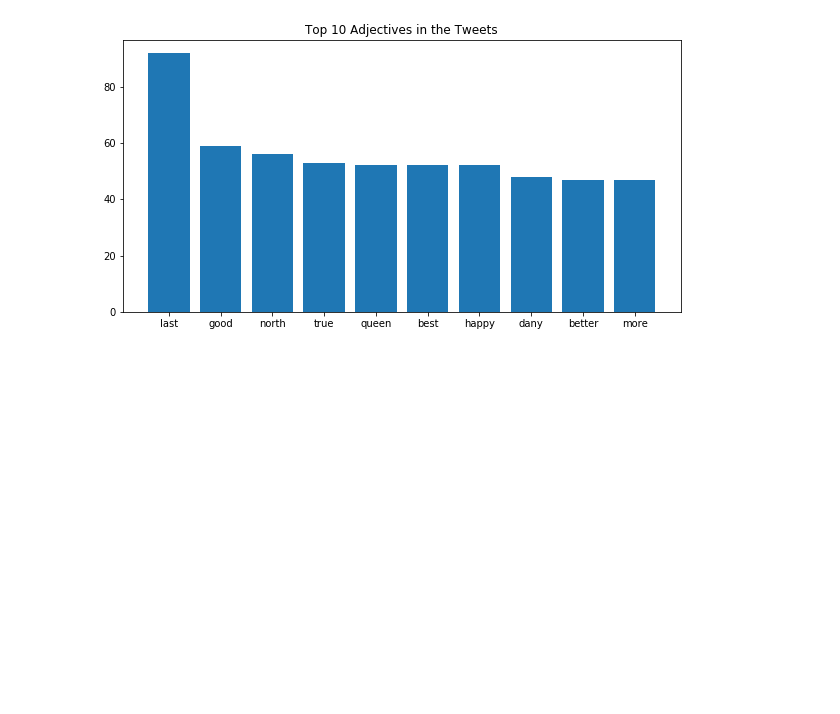
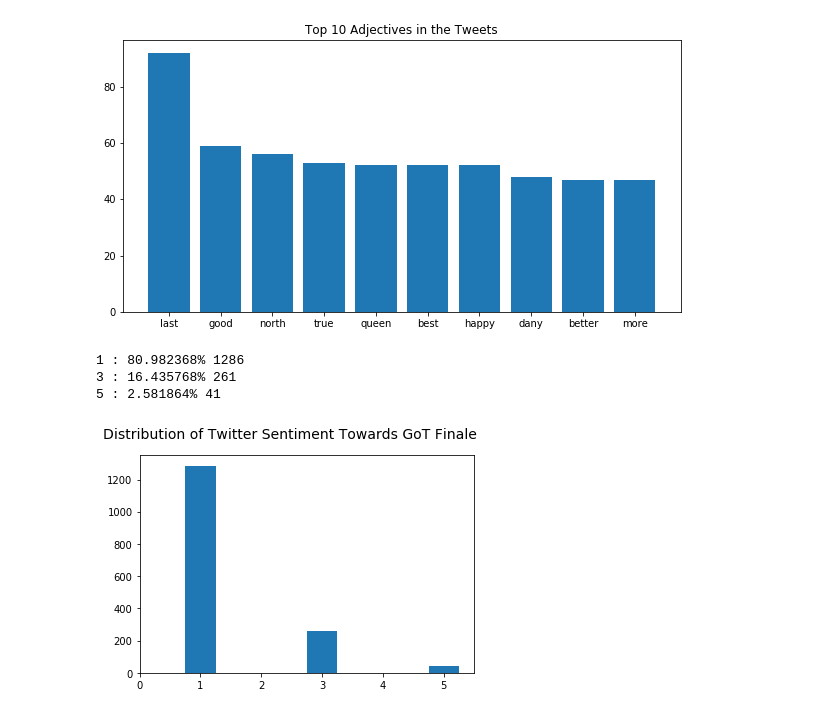
Before and after one commit to 0ethel0zhang/GoThoughts, a Jupyter notebook: notebook/Analyze.ipynb, the cells around one changed output. Cells and saved outputs as stored; diff of their text form; code cells hidden in the pictures; blank space fills up the shorter version.

```diff
--- a/notebook/Analyze.ipynb
+++ b/notebook/Analyze.ipynb
@@ -664,3 +901,10 @@ drank = getTopAdj(dany_review)
 jrank = getTopAdj(jon_review)
 # %% [output]
 [figure]
+# %%
+sentimentAnalysis(jon_review)
+# %% [output]
+1 : 80.982368% 1286
+3 : 16.435768% 261
+5 : 2.581864% 41
+[figure, added]
```
Also changed, not shown: parts of 66 cells of this notebook, 1 other file.
